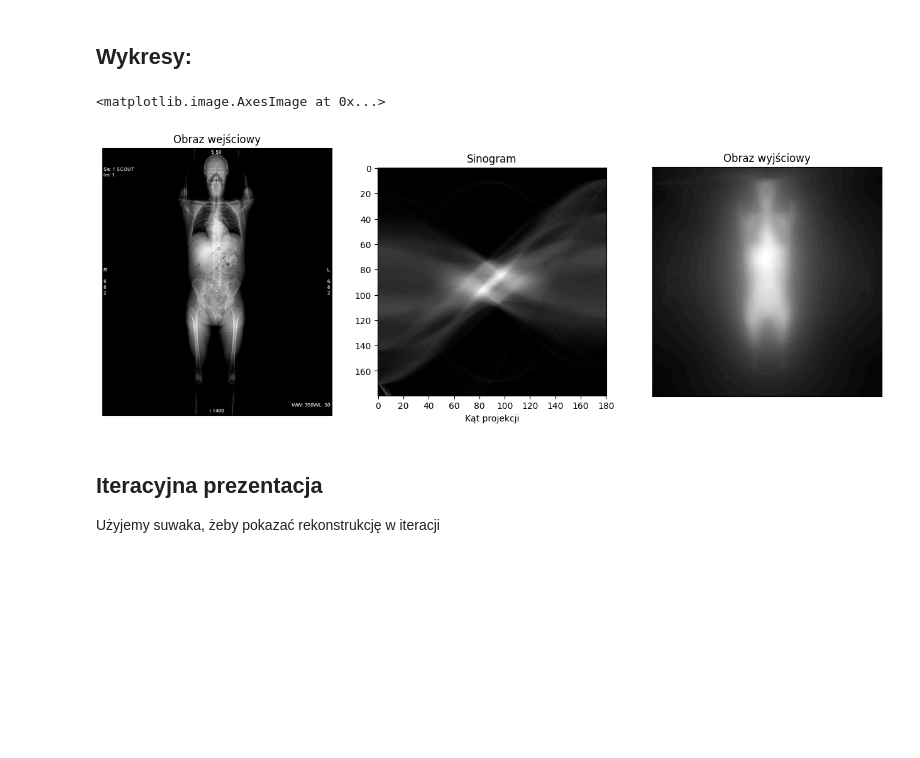
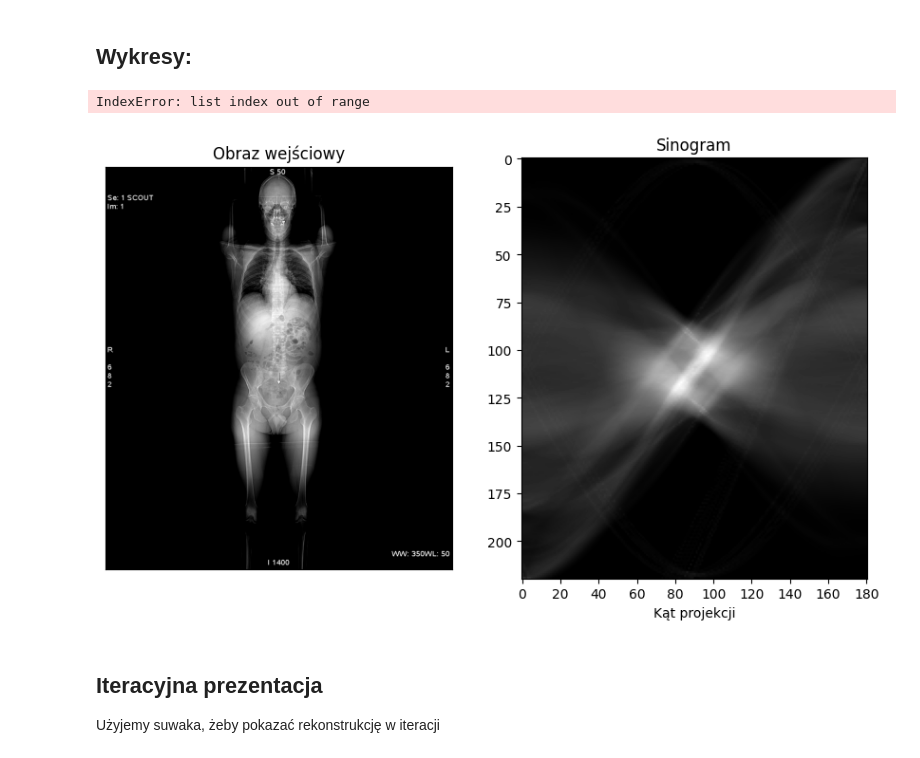
Before and after one commit to mr-SCWN/Informatyka-w-medycynie, a Jupyter notebook: Tomograf/Tomograf.ipynb, the cells around one changed output. Saved outputs shown, nothing was run; the diff lists cells and outputs as text; code cells hidden in the pictures; blank space fills up the shorter version.

```diff
--- a/Tomograf/Tomograf.ipynb
+++ b/Tomograf/Tomograf.ipynb
@@ -95,6 +96,11 @@ def radon_transform(photo, d_a, range_pi, detectors_number, d_x):
     photo1[y_off:y_off+l, x_off:x_off+w] = photo
 
     sinogram=[]
+    lines = []
+    while len(lines) <= n - 1:
+        lines.append([])
+        while len(lines[-1]) <= detectors_number - 1:
+            lines[-1].append(None)
 
     for i in range(n):
         str = [0 for _ in range(detectors_number)]
@@ -107,7 +113,10 @@ def radon_transform(photo, d_a, range_pi, detectors_number, d_x):
             y_e = r*math.sin(alfa + (1/2) * range_pi - j * (range_pi / (detectors_number - 1)) + (i * d_a))
             emiters[j]=[round(x_e),round(y_e)]
             points = bresenham_algorithm(emiters[j][0], emiters[j][1], detectors[j][0], detectors[j][1])
-            k =1
+            lines[i][j] = (emiters[j][0], emiters[j][1], detectors[j][0], detectors[j][1])
+            k = 1
+
+
 
             for x_p ,y_p in points:
                 if x_off < x_p + r < x_off + w and y_off < y_p + r < y_off + l:
@@ -121,7 +130,7 @@ def radon_transform(photo, d_a, range_pi, detectors_number, d_x):
         sinogram.append(str)
 
     sinogram = np.rot90(sinogram, 1, axes=(0,1))
-    return sinogram
+    return sinogram, lines
 # %% [markdown]
 ### Projekcja wsteczna
 # %%
@@ -226,42 +259,43 @@ interactive(children=(Checkbox(value=True, description='Filtrowanie'), Output())
 # %% [markdown]
 ## **Wykresy**:
 # %%
-photo = imageio.imread('CT_ScoutView.jpg', mode = 'F')
+
 
 plt.figure(figsize=(16,16))
 plt.subplots_adjust(wspace=0.2)
 sub1 = plt.subplot(131)
 sub1.set_title("Obraz wejściowy")
 sub1.set_xticks([],[])
 sub1.set_yticks([],[])
 sub1.imshow(photo, cmap='gray')
 
 
-sinogram = radon_transform(photo, d_a, range_pi, n_detect, d_x)
+sinogram, lines = radon_transform(photo, d_a, range_pi, n_detect, d_x)
 
 xlabels=[i*20 for i in range(10)]
 sub2 = plt.subplot(132)
 sub2.set_xticks(np.arange(0, 181/d_x, 20/d_x))
 sub2.set_xticklabels(xlabels)
 sub2.set_xlabel("Kąt projekcji")
 sub2.set_title("Sinogram")
 sub2.imshow(sinogram, cmap='gray')
 
 
-if filter == True:
-    sinogram2 = filtration(sinogram)
+if filter:
+    sinogram = filtration(sinogram)
 else:
-    sinogram2 = sinogram
-constr, projection = back_projection(sinogram2, d_x)
+    sinogram = sinogram
+# constr, projection = back_projection(sinogram2, d_x)
 
+constr = sin2pic(sinogram, lines)
 sub3 = plt.subplot(133)
 sub3.set_title("Obraz wyjściowy")
 sub3.set_xticks([],[])
 sub3.set_yticks([],[])
 sub3.imshow(constr, cmap='gray')
 # %% [output]
-<matplotlib.image.AxesImage at 0x...>
+IndexError: list index out of range
-[figure, old version]
+[figure, new version]
 # %% [markdown]
 ## **Iteracyjna prezentacja**
 Użyjemy suwaka, żeby pokazać rekonstrukcję w iteracji
```
Also changed, not shown: parts of 4 cells of this notebook, 1 other file.
